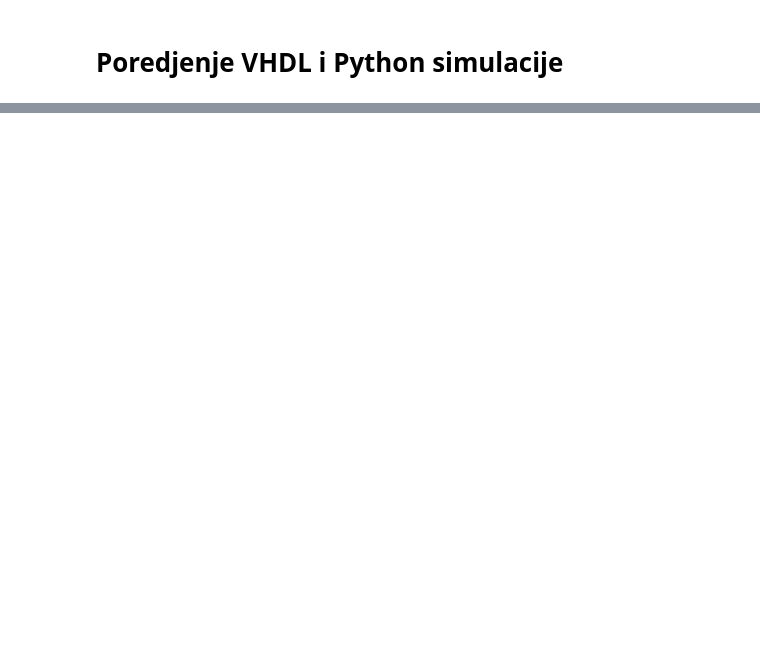
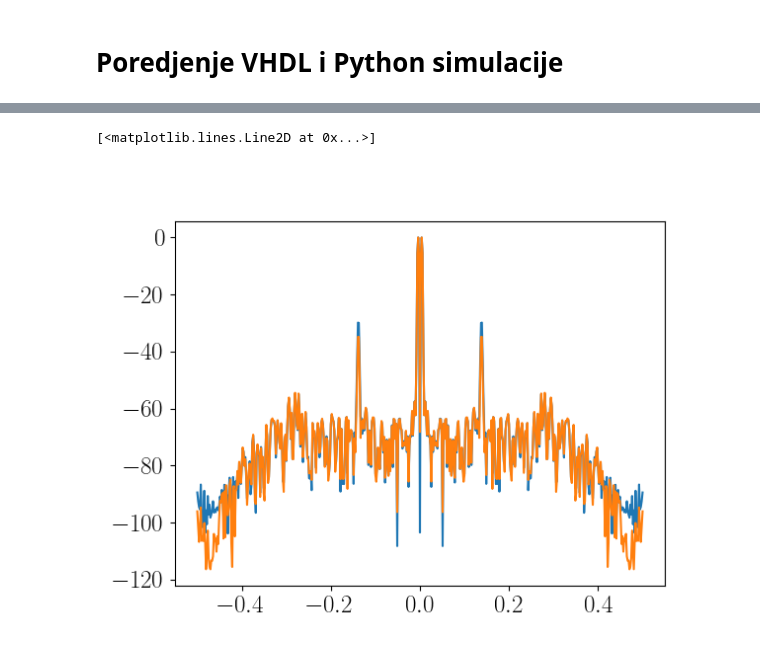
Before and after one commit to urosminoski/DPS, a Jupyter notebook: DPS_2023_3133_Uros_Minoski/python/sim_fir.ipynb, the cells around one changed output, grey strips where cells are left out. Drawn from its saved outputs; the diff is of its cells as text; code cells hidden in the pictures; blank space fills up the shorter version.

```diff
--- a/DPS_2023_3133_Uros_Minoski/python/sim_fir.ipynb
+++ b/DPS_2023_3133_Uros_Minoski/python/sim_fir.ipynb
@@ -154,0 +197,15 @@ plt.plot(xout_phase1_py[:100])
+# %%
+xout_vhdl_fftdB = fftdB(xout_vhdl, win=True)
+xout_vhdl_fftdB -= np.max(xout_vhdl_fftdB)
+xout_py_fftdB = fftdB(xout_py[:-1], win=True)
+xout_py_fftdB -= np.max(xout_py_fftdB)
+
+freqs_vhdl = np.linspace(-0.5, 0.5, len(xout_vhdl_fftdB))
+freqs_py = np.linspace(-0.5, 0.5, len(xout_py_fftdB))
+
+plt.figure()
+plt.plot(freqs_vhdl, xout_vhdl_fftdB)
+plt.plot(freqs_py, xout_py_fftdB)
+# %% [output]
+[<matplotlib.lines.Line2D at 0x...>]
+[figure, added]
```
Also changed, not shown: parts of 3 cells of this notebook, 7 other files.
